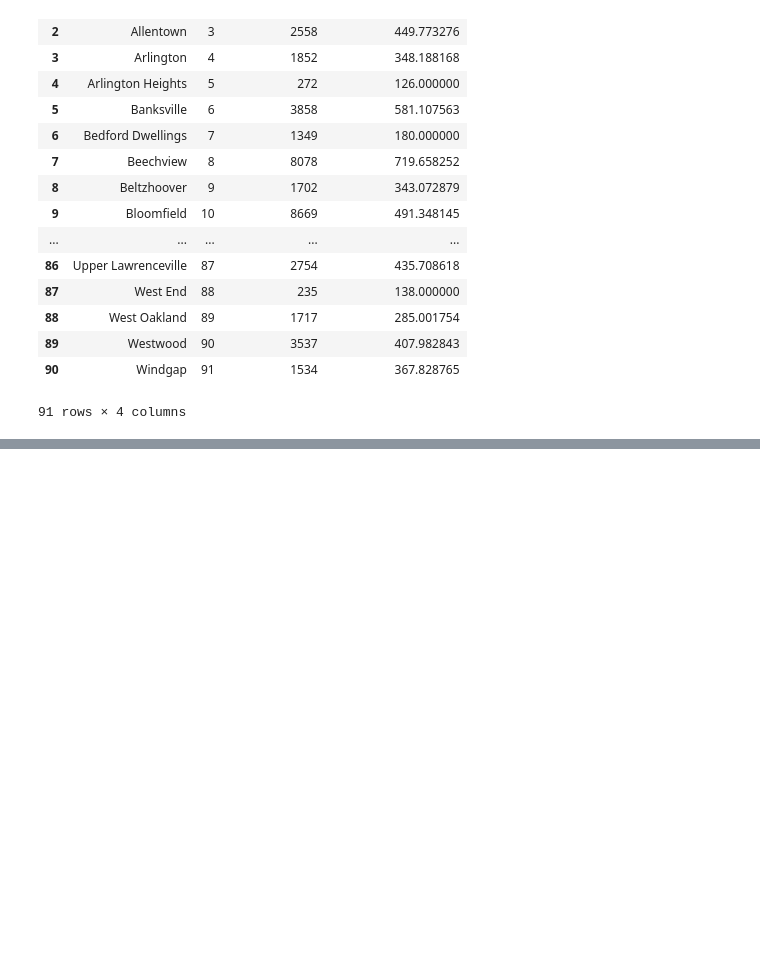
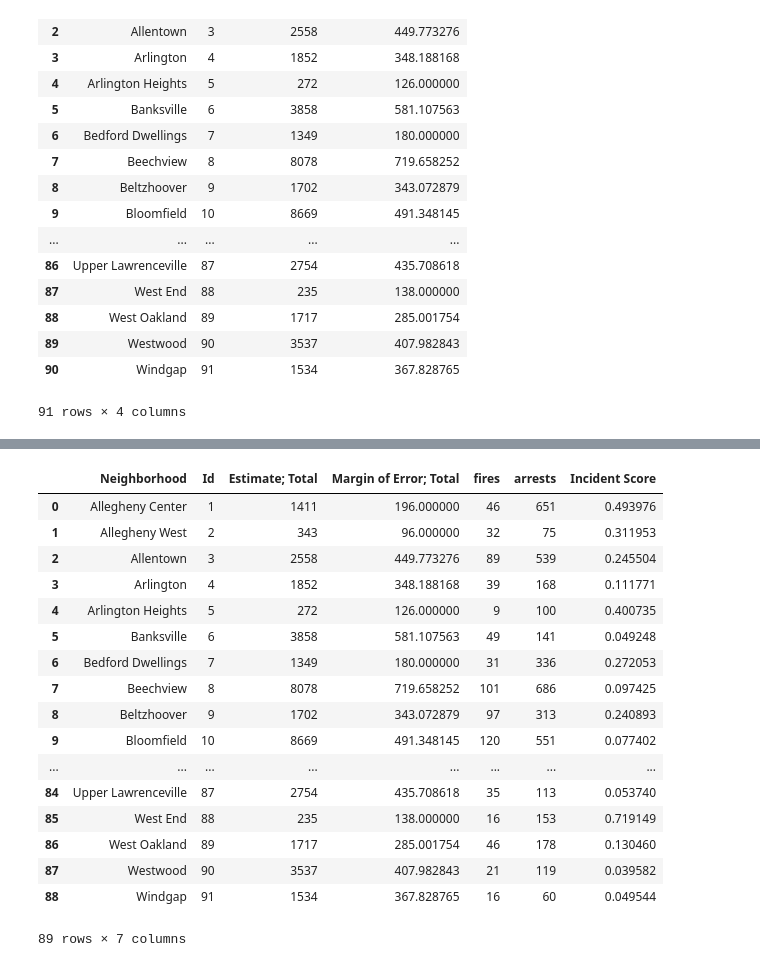
Before and after one commit to arib510/Big-Ideas-Final-Project, a Jupyter notebook: ari_notebook.ipynb, the cells around one changed output, grey strips where cells are left out. Drawn from its saved outputs; the diff is of its cells as text; code cells hidden in the pictures; blank space fills up the shorter version.

Commit message:
Cleaned up data frames for readability

```diff
--- a/ari_notebook.ipynb
+++ b/ari_notebook.ipynb
@@ -79,7 +82,7 @@ population_sorted
 | 90 | Windgap | 91 | 1534 | 367.828765 |
 91 rows × 4 columns
 # %%
-#neighborhood_series = pd.Series(population_sorted["Neighborhood"])
-#neighborhood_series
-#neighborhood_series_df = neighborhood_series.to_frame()
-#neighborhood_series_df
+neighborhood_series = pd.Series(population_sorted["Neighborhood"])
+neighborhood_series
+neighborhood_series_df = neighborhood_series.to_frame()
+neighborhood_series_df
@@ -89,0 +108,19 @@ TypeError: merge() missing 2 required positional arguments: 'left' and 'right'
+# %%
+'''combined = pd.merge(fire_count_df,
+                    neighborhood_series_df,
+                    on = '',
+                    how = 'outer')
+combined'''
+combined = pd.merge(population_sorted,
+                   neighborhood_series_df,
+                   on = 'Neighborhood'
+                   )
+combined1 = pd.merge(combined,
+                     fire_count_df,
+                     on = "Neighborhood"
+                     )
+combined2 = pd.merge(combined1,
+                     arrest_count_df,
+                     on = "Neighborhood"
+                     )
+combined2
@@ -89,0 +146,28 @@ TypeError: merge() missing 2 required positional arguments: 'left' and 'right'
+# %%
+average = []
+thing = len(combined2)
+for index, row in combined2.iterrows():
+    average.append( (row["arrests"]+row["fires"])/row["Estimate; Total"] )
+#renamed last column to Incident Score to more easily refer to the data
+combined2["Incident Score"] = average
+
+combined2
+# %% [output]
+|  | Neighborhood | Id | Estimate; Total | Margin of Error; Total | fires | arrests | Incident Score |
+| 0 | Allegheny Center | 1 | 1411 | 196.000000 | 46 | 651 | 0.493976 |
+| 1 | Allegheny West | 2 | 343 | 96.000000 | 32 | 75 | 0.311953 |
+| 2 | Allentown | 3 | 2558 | 449.773276 | 89 | 539 | 0.245504 |
+| 3 | Arlington | 4 | 1852 | 348.188168 | 39 | 168 | 0.111771 |
+| 4 | Arlington Heights | 5 | 272 | 126.000000 | 9 | 100 | 0.400735 |
+| 5 | Banksville | 6 | 3858 | 581.107563 | 49 | 141 | 0.049248 |
+| 6 | Bedford Dwellings | 7 | 1349 | 180.000000 | 31 | 336 | 0.272053 |
+| 7 | Beechview | 8 | 8078 | 719.658252 | 101 | 686 | 0.097425 |
+| 8 | Beltzhoover | 9 | 1702 | 343.072879 | 97 | 313 | 0.240893 |
+| 9 | Bloomfield | 10 | 8669 | 491.348145 | 120 | 551 | 0.077402 |
+| ... | ... | ... | ... | ... | ... | ... | ... |
+| 84 | Upper Lawrenceville | 87 | 2754 | 435.708618 | 35 | 113 | 0.053740 |
+| 85 | West End | 88 | 235 | 138.000000 | 16 | 153 | 0.719149 |
+| 86 | West Oakland | 89 | 1717 | 285.001754 | 46 | 178 | 0.130460 |
+| 87 | Westwood | 90 | 3537 | 407.982843 | 21 | 119 | 0.039582 |
+| 88 | Windgap | 91 | 1534 | 367.828765 | 16 | 60 | 0.049544 |
+89 rows × 7 columns
```
Also changed, not shown: parts of 6 cells of this notebook.
